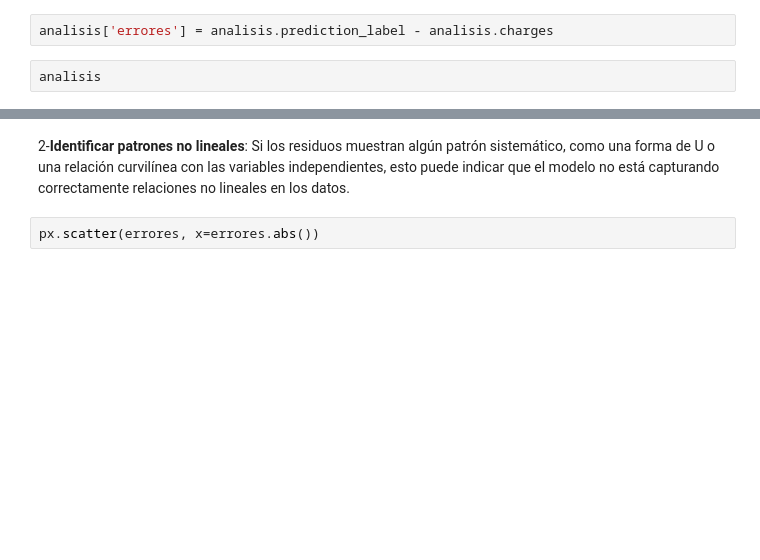
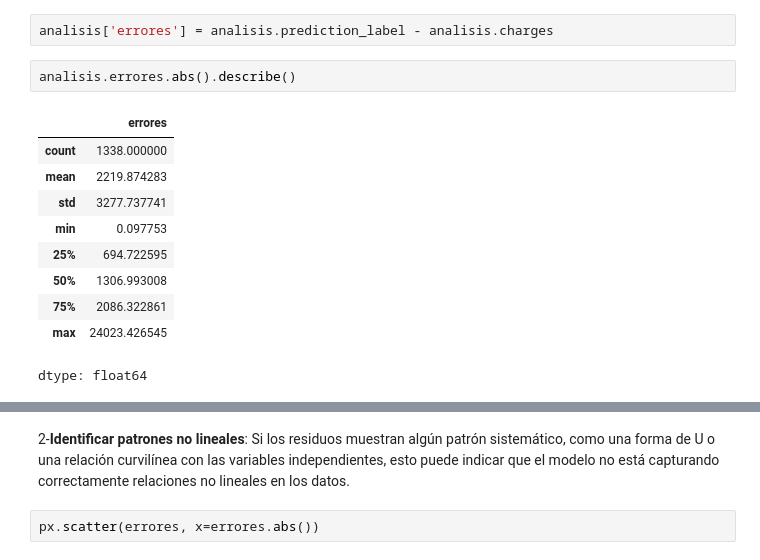
Before and after one commit to Viny2030/UMSA, a Jupyter notebook: bds_pycaret_002_01_aconcagua.ipynb, the cells around one changed output, grey strips where cells are left out. Drawn from its saved outputs; the diff is of its cells as text; blank space fills up the shorter version.

```diff
--- a/bds_pycaret_002_01_aconcagua.ipynb
+++ b/bds_pycaret_002_01_aconcagua.ipynb
@@ -593,6 +852,17 @@ fig.add_shape(type="line", x0=min('analisis.charges'), y0=min('analisis.charges'
 # %%
 analisis['errores'] = analisis.prediction_label - analisis.charges
-# %%
-analisis
+# %%
+analisis.errores.abs().describe()
+# %% [output]
+|  | errores |
+| count | 1338.000000 |
+| mean | 2219.874283 |
+| std | 3277.737741 |
+| min | 0.097753 |
+| 25% | 694.722595 |
+| 50% | 1306.993008 |
+| 75% | 2086.322861 |
+| max | 24023.426545 |
+dtype: float64
 # %%
 px.histogram(analisis.errores)
```
Also changed, not shown: parts of 54 cells of this notebook.
